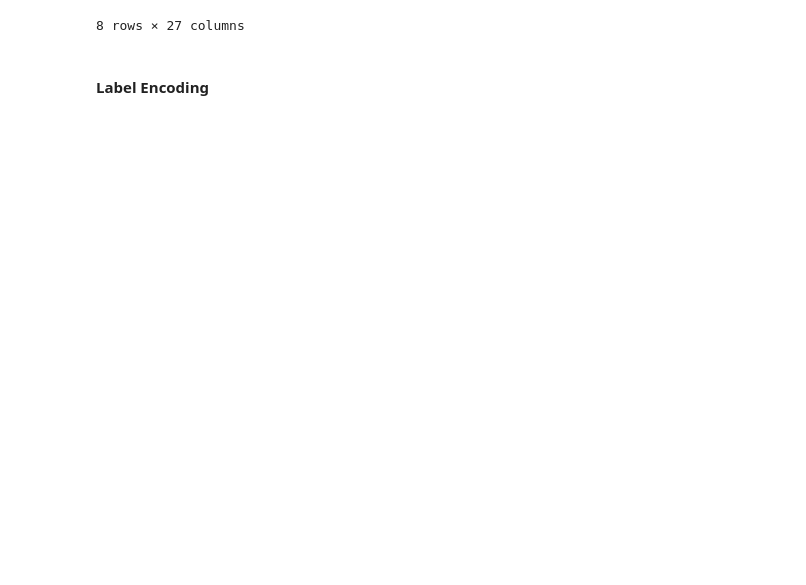
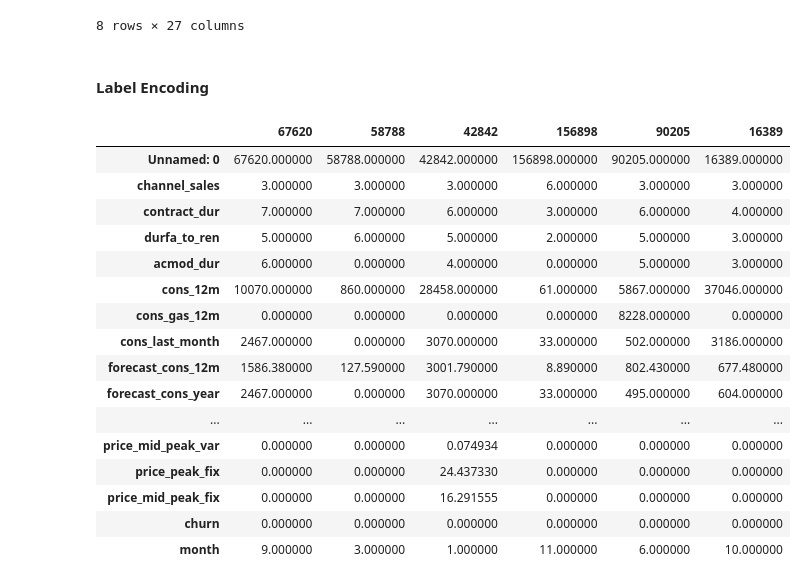
Before and after one commit to McOwino/Client_Churn_Random_Forest_Modelling, a Jupyter notebook: Client_Churning_Modelling.ipynb, the cells around one changed output. Drawn from its saved outputs; the diff is of its cells as text; code cells hidden in the pictures; blank space fills up the shorter version.

Commit message:
Label Encoding and Data Rearrangement

```diff
--- a/Client_Churning_Modelling.ipynb
+++ b/Client_Churning_Modelling.ipynb
@@ -130,7 +130,29 @@ data1.describe()
 # %%
 # Label Encoder Library importation
 from sklearn.preprocessing import LabelEncoder
-# %%
-encoder = LabelEncoder()
-
-column =
+# %%
+# encoding the remaining object columns
+encoder = LabelEncoder()
+
+for column in data1.select_dtypes("object").columns:
+    data1[column] = encoder.fit_transform(data1[column])
+# %%
+data1.sample(6).T
+# %% [output]
+|  | 67620 | 58788 | 42842 | 156898 | 90205 | 16389 |
+| Unnamed: 0 | 67620.000000 | 58788.000000 | 42842.000000 | 156898.000000 | 90205.000000 | 16389.000000 |
+| channel_sales | 3.000000 | 3.000000 | 3.000000 | 6.000000 | 3.000000 | 3.000000 |
+| contract_dur | 7.000000 | 7.000000 | 6.000000 | 3.000000 | 6.000000 | 4.000000 |
+| durfa_to_ren | 5.000000 | 6.000000 | 5.000000 | 2.000000 | 5.000000 | 3.000000 |
+| acmod_dur | 6.000000 | 0.000000 | 4.000000 | 0.000000 | 5.000000 | 3.000000 |
+| cons_12m | 10070.000000 | 860.000000 | 28458.000000 | 61.000000 | 5867.000000 | 37046.000000 |
+| cons_gas_12m | 0.000000 | 0.000000 | 0.000000 | 0.000000 | 8228.000000 | 0.000000 |
+| cons_last_month | 2467.000000 | 0.000000 | 3070.000000 | 33.000000 | 502.000000 | 3186.000000 |
+| forecast_cons_12m | 1586.380000 | 127.590000 | 3001.790000 | 8.890000 | 802.430000 | 677.480000 |
+| forecast_cons_year | 2467.000000 | 0.000000 | 3070.000000 | 33.000000 | 495.000000 | 604.000000 |
+| ... | ... | ... | ... | ... | ... | ... |
+| price_mid_peak_var | 0.000000 | 0.000000 | 0.074934 | 0.000000 | 0.000000 | 0.000000 |
+| price_peak_fix | 0.000000 | 0.000000 | 24.437330 | 0.000000 | 0.000000 | 0.000000 |
+| price_mid_peak_fix | 0.000000 | 0.000000 | 16.291555 | 0.000000 | 0.000000 | 0.000000 |
+| churn | 0.000000 | 0.000000 | 0.000000 | 0.000000 | 0.000000 | 0.000000 |
+| month | 9.000000 | 3.000000 | 1.000000 | 11.000000 | 6.000000 | 10.000000 |
```
Also changed, not shown: parts of 4 cells of this notebook.
